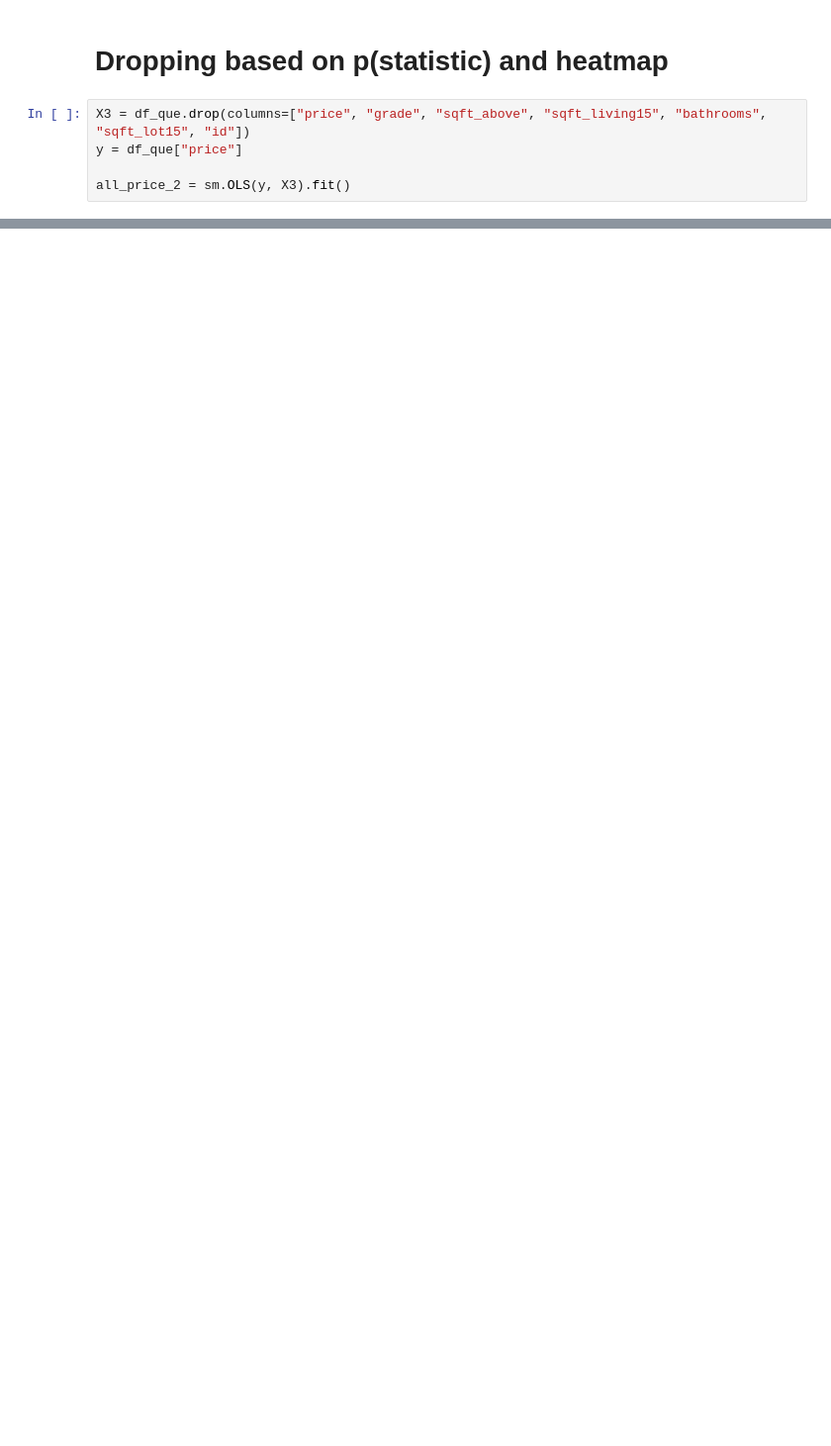
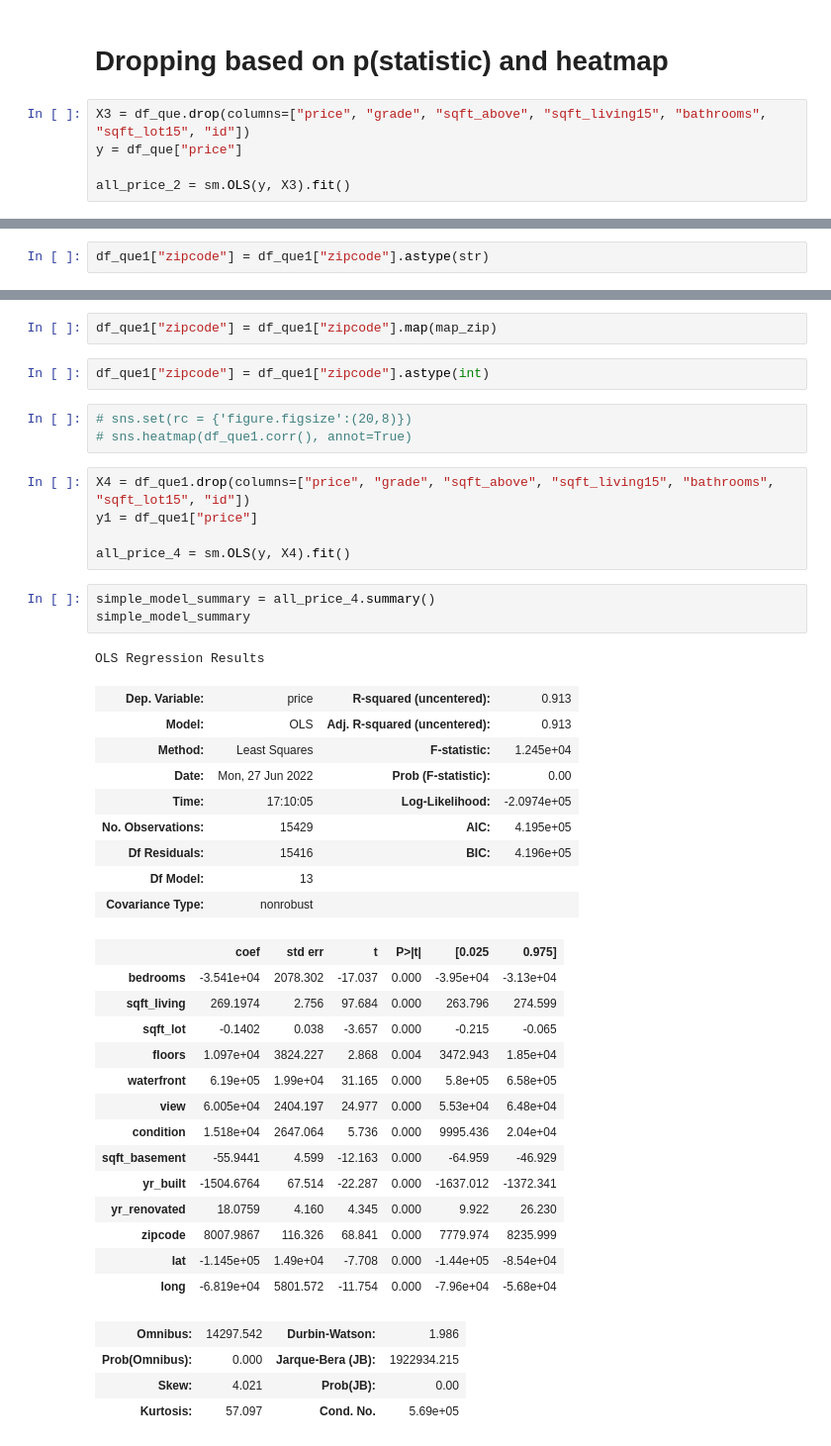
Before and after one commit to Co-nn/Analyzing-House-Sales-in-King-County-Washington, a Jupyter notebook: Connor/Untitled.ipynb, the cells around one changed output, grey strips where cells are left out. Shown: that part at 99% size. Saved outputs shown, nothing was run; the diff lists cells and outputs as text; blank space fills up the shorter version.

```diff
--- a/Connor/Untitled.ipynb
+++ b/Connor/Untitled.ipynb
@@ -343,0 +447,2 @@ strong multicollinearity or other numerical problems.
+# %%
+df_que1["zipcode"] = df_que1["zipcode"].astype(str)
@@ -343,0 +464,44 @@ strong multicollinearity or other numerical problems.
+# %%
+df_que1["zipcode"] = df_que1["zipcode"].map(map_zip)
+# %%
+df_que1["zipcode"] = df_que1["zipcode"].astype(int)
+# %%
+# sns.set(rc = {'figure.figsize':(20,8)})
+# sns.heatmap(df_que1.corr(), annot=True)
+# %%
+X4 = df_que1.drop(columns=["price", "grade", "sqft_above", "sqft_living15", "bathrooms", "sqft_lot15", "id"])
+y1 = df_que1["price"]
+
+all_price_4 = sm.OLS(y, X4).fit()
+# %%
+simple_model_summary = all_price_4.summary()
+simple_model_summary
+# %% [output]
+OLS Regression Results
+| Dep. Variable: | price | R-squared (uncentered): | 0.913 |
+| Model: | OLS | Adj. R-squared (uncentered): | 0.913 |
+| Method: | Least Squares | F-statistic: | 1.245e+04 |
+| Date: | Mon, 27 Jun 2022 | Prob (F-statistic): | 0.00 |
+| Time: | 17:10:05 | Log-Likelihood: | -2.0974e+05 |
+| No. Observations: | 15429 | AIC: | 4.195e+05 |
+| Df Residuals: | 15416 | BIC: | 4.196e+05 |
+| Df Model: | 13 |  |  |
+| Covariance Type: | nonrobust |  |  |
+|  | coef | std err | t | P>|t| | [0.025 | 0.975] |
+| bedrooms | -3.541e+04 | 2078.302 | -17.037 | 0.000 | -3.95e+04 | -3.13e+04 |
+| sqft_living | 269.1974 | 2.756 | 97.684 | 0.000 | 263.796 | 274.599 |
+| sqft_lot | -0.1402 | 0.038 | -3.657 | 0.000 | -0.215 | -0.065 |
+| floors | 1.097e+04 | 3824.227 | 2.868 | 0.004 | 3472.943 | 1.85e+04 |
+| waterfront | 6.19e+05 | 1.99e+04 | 31.165 | 0.000 | 5.8e+05 | 6.58e+05 |
+| view | 6.005e+04 | 2404.197 | 24.977 | 0.000 | 5.53e+04 | 6.48e+04 |
+| condition | 1.518e+04 | 2647.064 | 5.736 | 0.000 | 9995.436 | 2.04e+04 |
+| sqft_basement | -55.9441 | 4.599 | -12.163 | 0.000 | -64.959 | -46.929 |
+| yr_built | -1504.6764 | 67.514 | -22.287 | 0.000 | -1637.012 | -1372.341 |
+| yr_renovated | 18.0759 | 4.160 | 4.345 | 0.000 | 9.922 | 26.230 |
+| zipcode | 8007.9867 | 116.326 | 68.841 | 0.000 | 7779.974 | 8235.999 |
+| lat | -1.145e+05 | 1.49e+04 | -7.708 | 0.000 | -1.44e+05 | -8.54e+04 |
+| long | -6.819e+04 | 5801.572 | -11.754 | 0.000 | -7.96e+04 | -5.68e+04 |
+| Omnibus: | 14297.542 | Durbin-Watson: | 1.986 |
+| Prob(Omnibus): | 0.000 | Jarque-Bera (JB): | 1922934.215 |
+| Skew: | 4.021 | Prob(JB): | 0.00 |
+| Kurtosis: | 57.097 | Cond. No. | 5.69e+05 |
```
Also changed, not shown: parts of 47 cells of this notebook.
